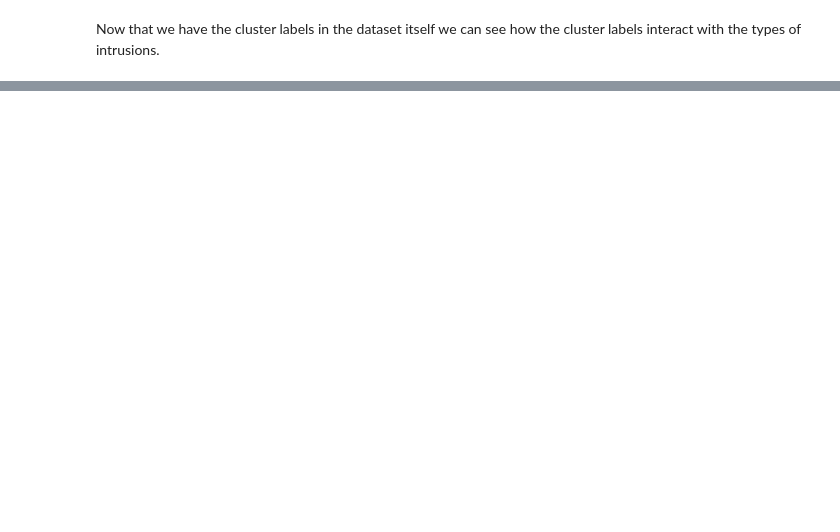
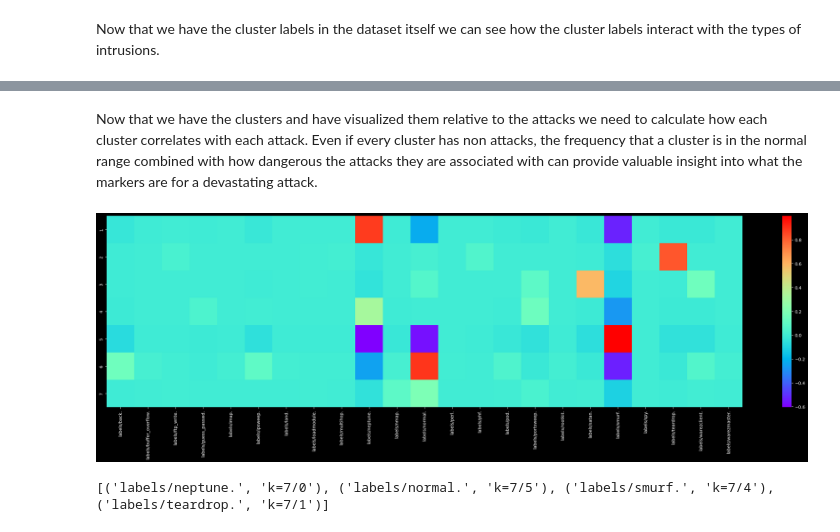
Before and after one commit to Jewdah18/Network-Intrusions, a Jupyter notebook: notebooks/EDA.ipynb, the cells around one changed output, grey strips where cells are left out. Saved outputs shown, nothing was run; the diff lists cells and outputs as text; code cells hidden in the pictures; blank space fills up the shorter version.

```diff
--- a/notebooks/EDA.ipynb
+++ b/notebooks/EDA.ipynb
@@ -359,0 +432,45 @@ Now that we have the clusters and have visualized them relative to the attacks,
+# %% [markdown]
+Now that we have the clusters and have visualized them relative to the attacks we need to calculate how each cluster correlates with each attack. Even if every cluster has non attacks, the frequency that a cluster is in the normal range combined with how dangerous the attacks they are associated with can provide valuable insight into what the markers are for a devastating attack.
+# %%
+#Create a dummy matrix for the types of intrusions and labels
+lab_clus_dummy = pd.get_dummies(dataK7, columns = ['labels', 'k=7'],
+                                prefix = ['labels', 'k=7'],
+                                prefix_sep = '/')
+# Filter out for only the labels and clusters
+lab_clus_dummy = lab_clus_dummy.loc[:, 'labels/back.':]
+
+corr_matrix = np.zeros((23,7))
+
+for k in tqdm(range(23, len(lab_clus_dummy.columns))):
+    for label in range(23):
+        corr_matrix[label, k-23] = lab_clus_dummy.iloc[:,k].T.corr(other = lab_clus_dummy.iloc[:,label])
+
+
+
+corr_df = pd.DataFrame(corr_matrix,
+                       columns = range(1,8),
+                       index = lab_clus_dummy.columns[:23])
+
+
+# create a heatmap of correlation matrix to see each clusters highest intrusion correlations
+plt.figure(figsize = (33,8))
+sns.heatmap(corr_df.T, cmap = 'rainbow');
+# %% [output]
+[figure, added]
+# %%
+# Compute the correlation matrix
+corr_matrix = lab_clus_dummy.corr()
+
+# Set the threshold for correlation coefficient
+threshold = 0.7
+
+# Find the indices of the elements that satisfy the threshold condition
+high_corr_indices = np.where(np.abs(corr_matrix) > threshold)
+
+# Get the pairs of column names that have a correlation coefficient above the threshold
+high_corr_pairs = [(corr_matrix.index[i], corr_matrix.columns[j]) for i, j in zip(*high_corr_indices) if i < j]
+
+# Print the pairs of column names
+print(high_corr_pairs)
+# %% [output]
+[('labels/neptune.', 'k=7/0'), ('labels/normal.', 'k=7/5'), ('labels/smurf.', 'k=7/4'), ('labels/teardrop.', 'k=7/1')]
```
Also changed, not shown: parts of 14 cells of this notebook.
